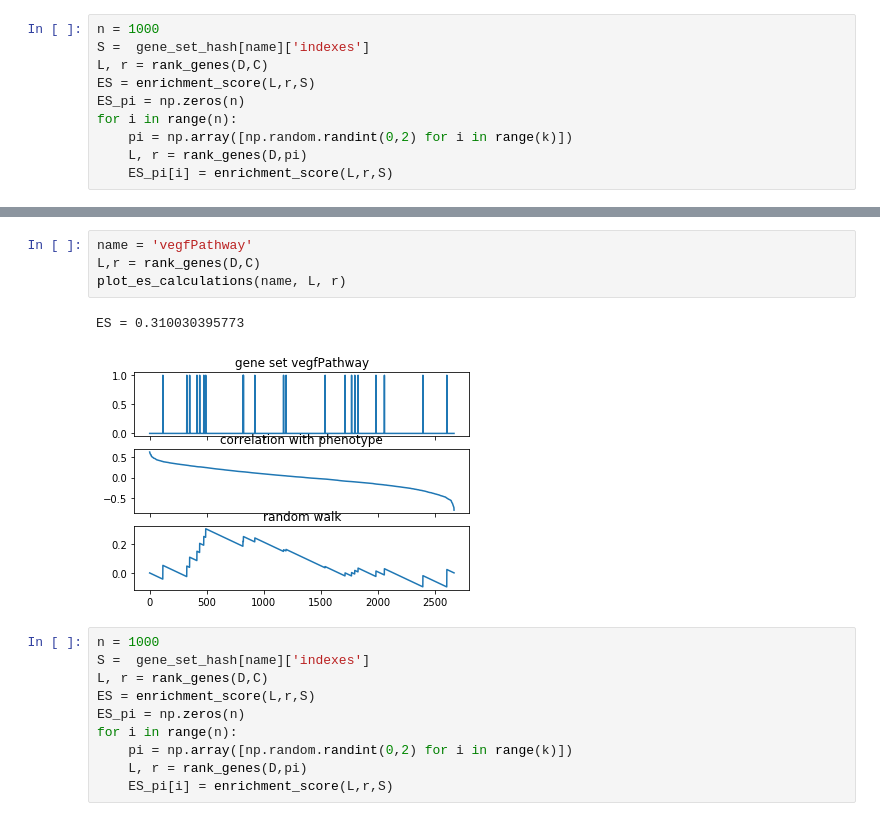
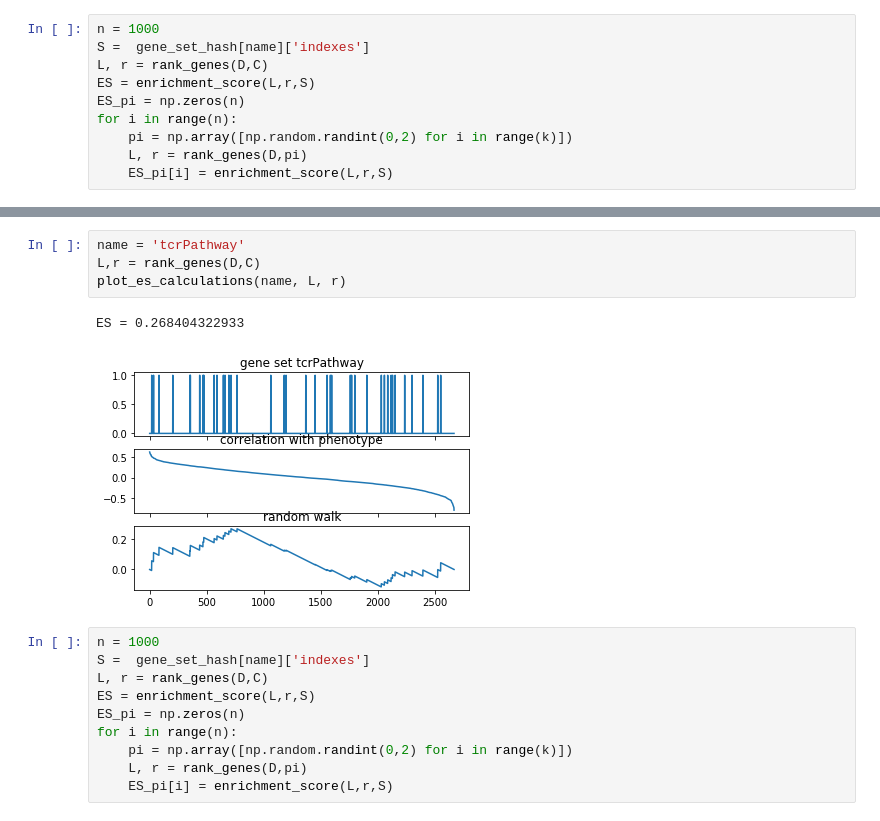
Before and after one commit to mrcinv/GSEA.py, a Jupyter notebook: Leukemia.ipynb, the cells around one changed output, grey strips where cells are left out. Cells and saved outputs as stored; diff of their text form.

```diff
--- a/Leukemia.ipynb
+++ b/Leukemia.ipynb
@@ -195,10 +195,10 @@ title("Histogram of ES vlues for random phenotype labels.\nRed line is ES for th
 # %%
-name = 'vegfPathway'
+name = 'tcrPathway'
 L,r = rank_genes(D,C)
 plot_es_calculations(name, L, r)
 # %% [output]
-ES = 0.310030395773
+ES = 0.268404322933
-[figure, old version]
+[figure, new version]
 # %%
 n = 1000
 S =  gene_set_hash[name]['indexes']
```
Also changed, not shown: parts of 9 cells of this notebook, 2 other files.
